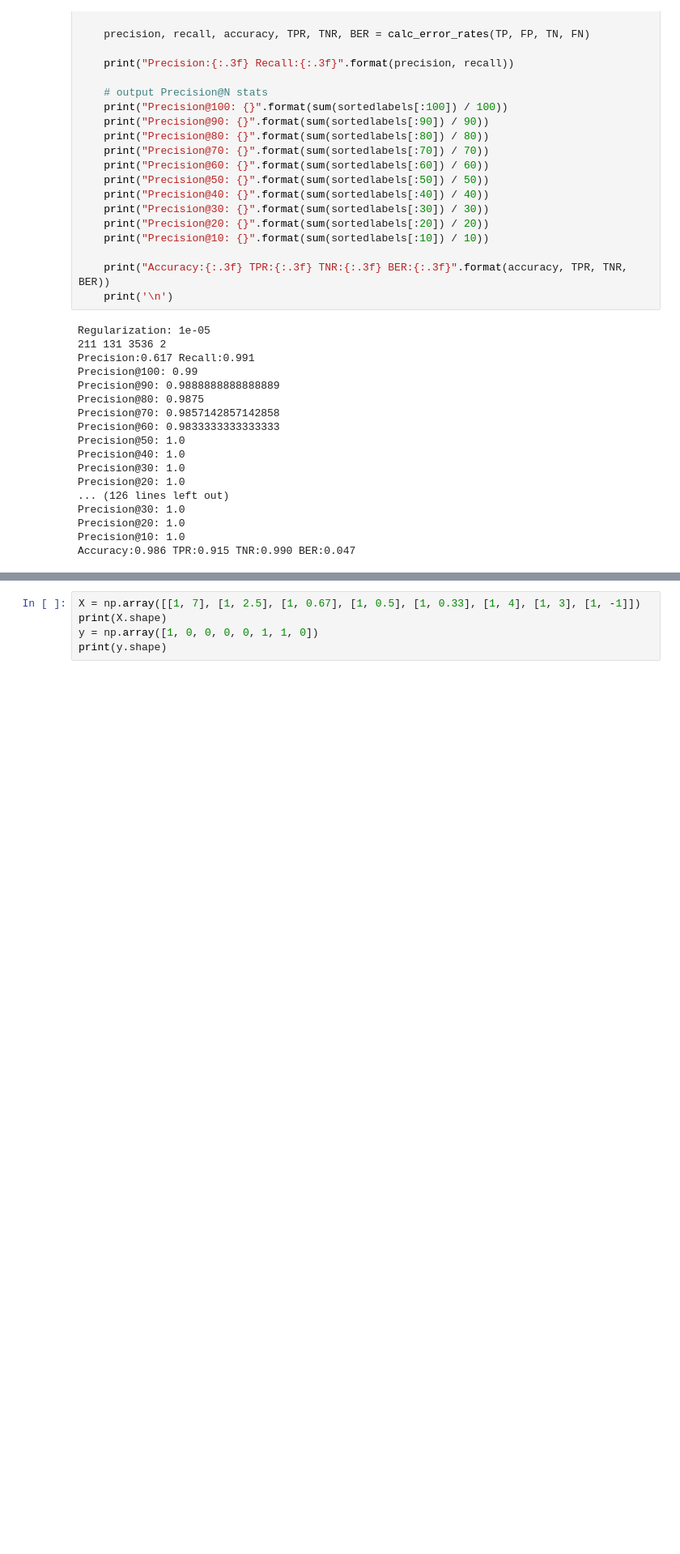
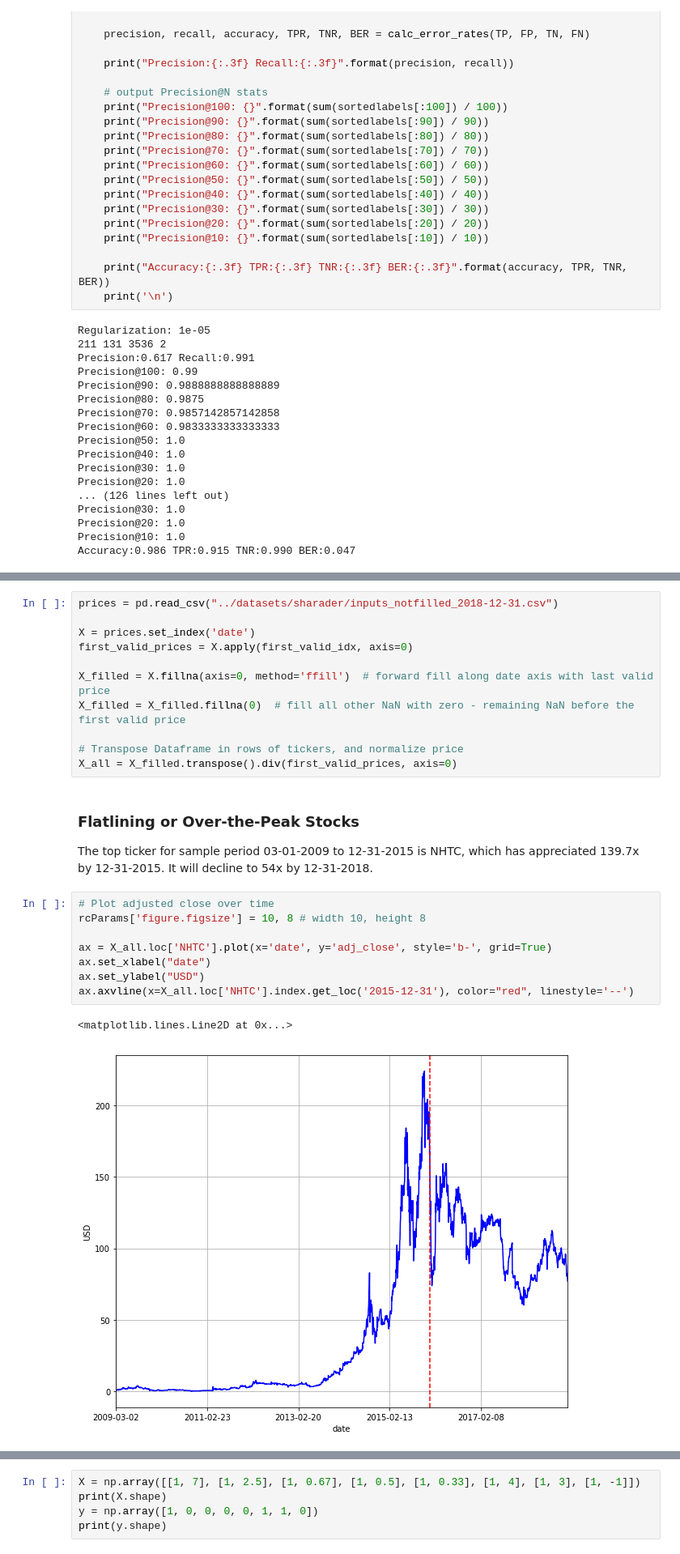
Before and after one commit to LUKELIEM/invest, a Jupyter notebook: LogReg_PriceOnly.ipynb, the cells around one changed output, grey strips where cells are left out. Shown at 81% size. Drawn from its saved outputs; the diff is of its cells as text; blank space fills up the shorter version.

Commit message:
Identify key problem in current approach. Model recommends tickers which appreciated >10x over sample period without considering their potential to appreciate beyond the sample period.

```diff
--- a/LogReg_PriceOnly.ipynb
+++ b/LogReg_PriceOnly.ipynb
@@ -550,0 +603,26 @@ Accuracy:0.987 TPR:0.910 TNR:0.992 BER:0.049
+# %%
+prices = pd.read_csv("../datasets/sharader/inputs_notfilled_2018-12-31.csv")
+
+X = prices.set_index('date')
+first_valid_prices = X.apply(first_valid_idx, axis=0)
+
+X_filled = X.fillna(axis=0, method='ffill')  # forward fill along date axis with last valid price
+X_filled = X_filled.fillna(0)  # fill all other NaN with zero - remaining NaN before the first valid price
+
+# Transpose Dataframe in rows of tickers, and normalize price
+X_all = X_filled.transpose().div(first_valid_prices, axis=0)
+# %% [markdown]
+### Flatlining or Over-the-Peak Stocks
+
+The top ticker for sample period 03-01-2009 to 12-31-2015 is NHTC, which has appreciated 139.7x by 12-31-2015. It will decline to 54x by 12-31-2018.
+# %%
+# Plot adjusted close over time
+rcParams['figure.figsize'] = 10, 8 # width 10, height 8
+
+ax = X_all.loc['NHTC'].plot(x='date', y='adj_close', style='b-', grid=True)
+ax.set_xlabel("date")
+ax.set_ylabel("USD")
+ax.axvline(x=X_all.loc['NHTC'].index.get_loc('2015-12-31'), color="red", linestyle='--')
+# %% [output]
+<matplotlib.lines.Line2D at 0x...>
+[figure, added]
```
Also changed, not shown: parts of 8 cells of this notebook, 7 other files.
